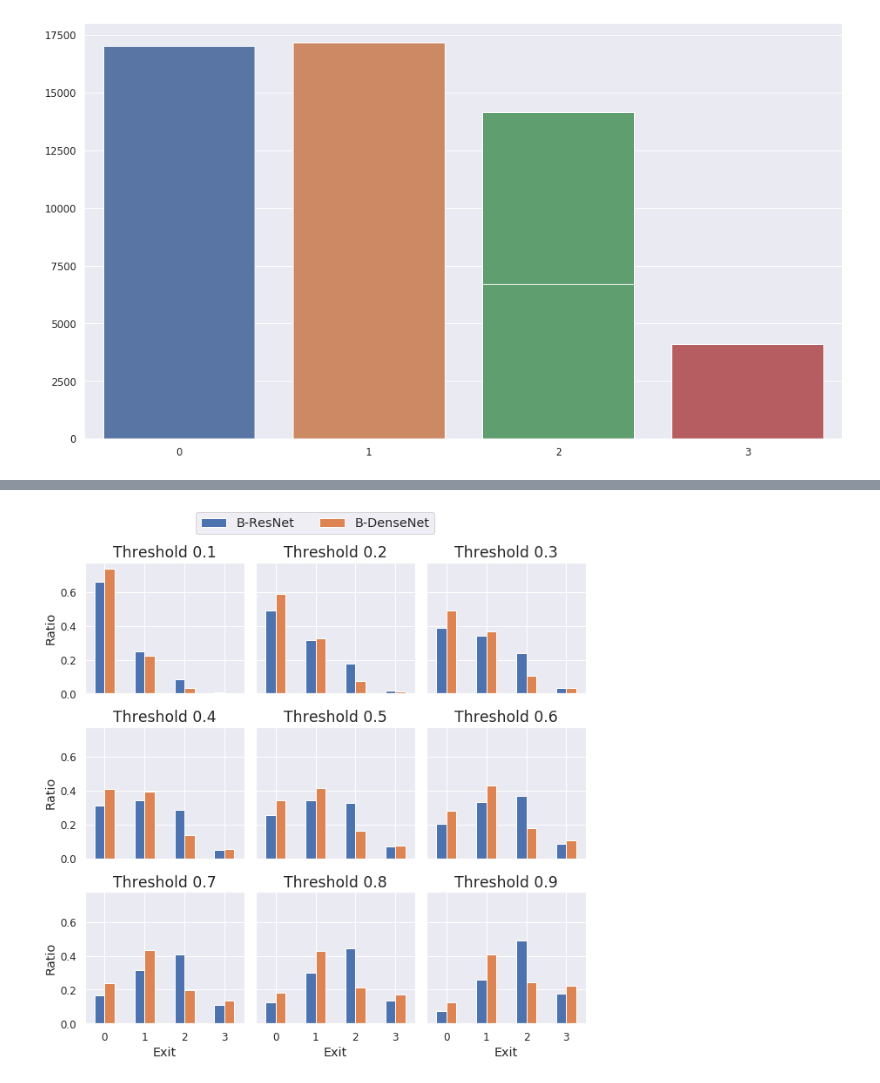
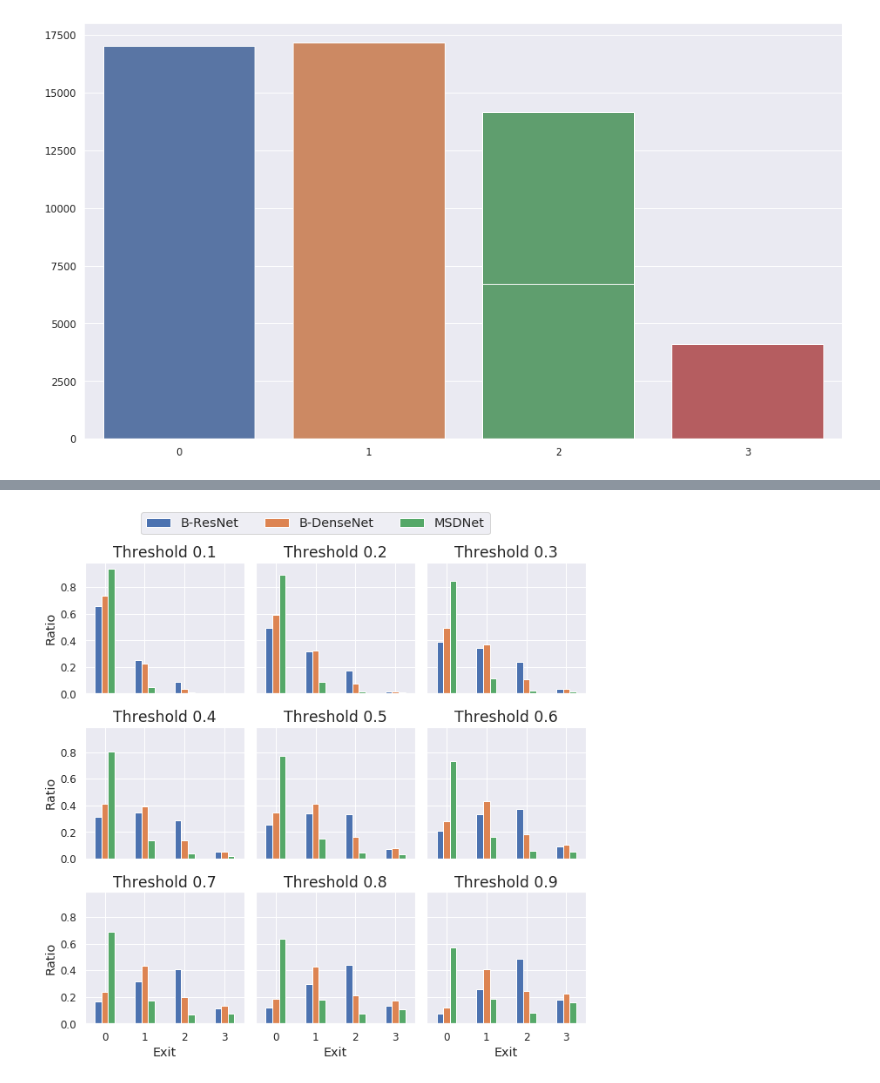
Before and after one commit to AlexKarlsen/thesis-src, a Jupyter notebook: DDNN/logging/threshold_test/Inference analysis.ipynb, the cells around one changed output, grey strips where cells are left out. Saved outputs shown, nothing was run; the diff lists cells and outputs as text; code cells hidden in the pictures.

```diff
--- a/DDNN/logging/threshold_test/Inference analysis.ipynb
+++ b/DDNN/logging/threshold_test/Inference analysis.ipynb
@@ -180,18 +167,20 @@ ee_res = ee_res.to_numpy()
+# %%
+ee_msd = ee_msd.to_numpy()
 # %%
-ee_res = pd.DataFrame(ee_res[1:], columns=['threshold', 'exit', 'prediction', 'target', 'correct', 'score', 'time'])
+ee_msd = pd.DataFrame(ee_msd[1:], columns=['threshold', 'exit', 'prediction', 'target', 'correct', 'score', 'time'])
 # %%
 arr = []
 
 x = [0.1,0.2,0.3,0.4,0.5,0.6,0.7,0.8,0.9]
 
-for i in ee_res.groupby(['threshold']):
+for i in ee_msd.groupby(['threshold']):
     tmp = i[1].mean()
     tmp2 = i[1].std()
     arr.append((tmp.correct, tmp.time, tmp2.correct, tmp2.time))
 
 
 #sns.lineplot(data=i[1].mean().correct)
-ee_res_stats = pd.DataFrame(arr, columns=["Mean Accuracy", "Mean Time", "Std. Accuracy", "Std. Time"], index=[0.1,0.2,0.3,0.4,0.5,0.6,0.7,0.8,0.9])
-ee_res_stats
+ee_msd_stats = pd.DataFrame(arr, columns=["Mean Accuracy", "Mean Time", "Std. Accuracy", "Std. Time"], index=[0.1,0.2,0.3,0.4,0.5,0.6,0.7,0.8,0.9])
+ee_msd_stats
 # %% [output]
 |  | Mean Accuracy | Mean Time | Std. Accuracy | Std. Time |
@@ -308,7 +321,8 @@ sns.barplot(x=np.arange(0,4,1), y=ee_dense.groupby('exit').size(), ax=axes)
 # %%
 ee_res.exit= ee_res.exit.astype('int')
-d = { 'ResNet': ee_res.groupby(['threshold', 'exit']).size(),
-     'DenseNet': ee_dense.groupby(['threshold', 'exit']).size() }
+d = {    'ResNet': ee_res.groupby(['threshold', 'exit']).size(),
+         'DenseNet': ee_dense.groupby(['threshold', 'exit']).size(),
+         'MSDNet': ee_msd.groupby(['threshold', 'exit']).size()   }
 df = pd.DataFrame(d)
 
 df = df / 5000
@@ -341,19 +355,19 @@ Text(0, 0.5, '% of samples exited')
 # %%
 fig, axes = plt.subplots(3,3, sharex=True, sharey=True, figsize=(9,9))
 for i, data in zip(axes.flat, df.groupby('threshold')):
     i.set_title('Threshold {:0.1f}'.format(data[0]))
     data[1].plot(kind='bar', ax=i, legend=False)
     i.label_outer()
     #i.xtickslabels([1, 2, 3, 4])
     i.set(xlabel='Exit', ylabel='Ratio', xticks=[0,1,2,3])
-    i.set_xticklabels([0,1,2,3])
+    i.set_xticklabels([0,1,2,3,4])
 
     for tick in i.get_xticklabels():
         tick.set_rotation(0)
 
-fig.legend(['B-ResNet', 'B-DenseNet'], ncol=2, loc='upper center')
+fig.legend(['B-ResNet', 'B-DenseNet', 'MSDNet'], ncol=3, loc='upper center')
 fig.tight_layout()
 fig.subplots_adjust(top=0.90)
 plt.savefig('inference_threshold_test.png', dpi=300)
 # %% [output]
-[figure, old version]
+[figure, new version]
```
Also changed, not shown: parts of 10 cells of this notebook, 4 other files.
